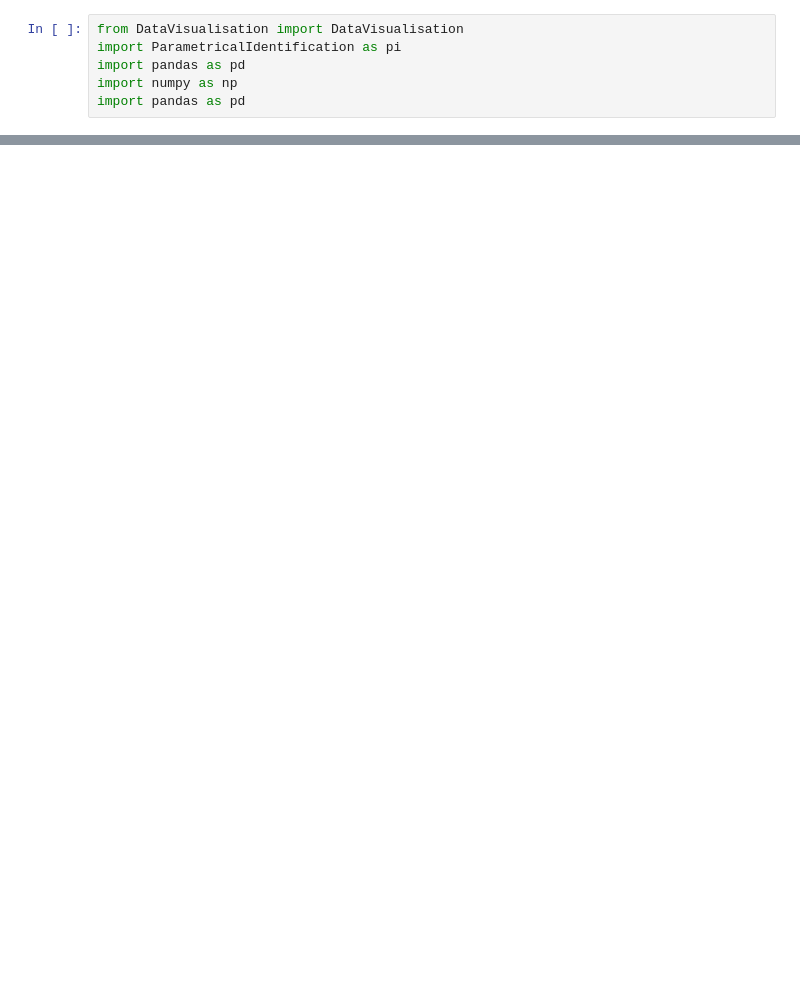
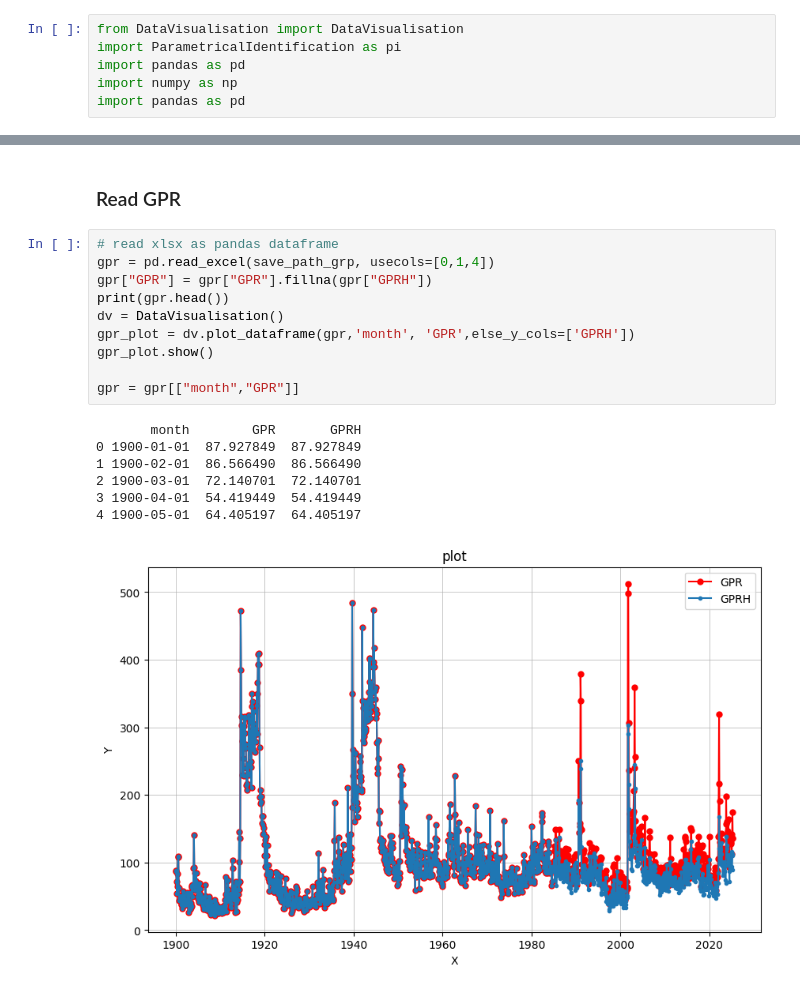
Before and after one commit to Illia-Andrieiev/CourseWork, a Jupyter notebook: main.ipynb, the cells around one changed output, grey strips where cells are left out. Drawn from its saved outputs; the diff is of its cells as text; blank space fills up the shorter version.

Commit message:
download all neccessary data

```diff
--- a/main.ipynb
+++ b/main.ipynb
@@ -22,0 +105,20 @@ def numerical_derivative(func, x, h=1e-5):
+# %% [markdown]
+### Read GPR
+# %%
+# read xlsx as pandas dataframe
+gpr = pd.read_excel(save_path_grp, usecols=[0,1,4])
+gpr["GPR"] = gpr["GPR"].fillna(gpr["GPRH"])
+print(gpr.head())
+dv = DataVisualisation()
+gpr_plot = dv.plot_dataframe(gpr,'month', 'GPR',else_y_cols=['GPRH'])
+gpr_plot.show()
+
+gpr = gpr[["month","GPR"]]
+# %% [output]
+       month        GPR       GPRH
+0 1900-01-01  87.927849  87.927849
+1 1900-02-01  86.566490  86.566490
+2 1900-03-01  72.140701  72.140701
+3 1900-04-01  54.419449  54.419449
+4 1900-05-01  64.405197  64.405197
+[figure, added]
```
Also changed, not shown: parts of 18 cells of this notebook, 10 other files.
